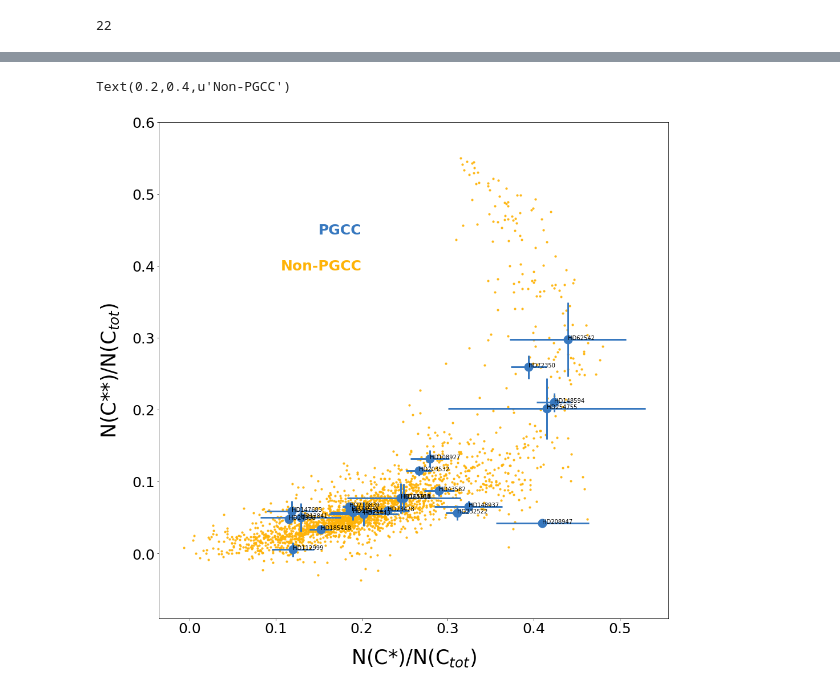
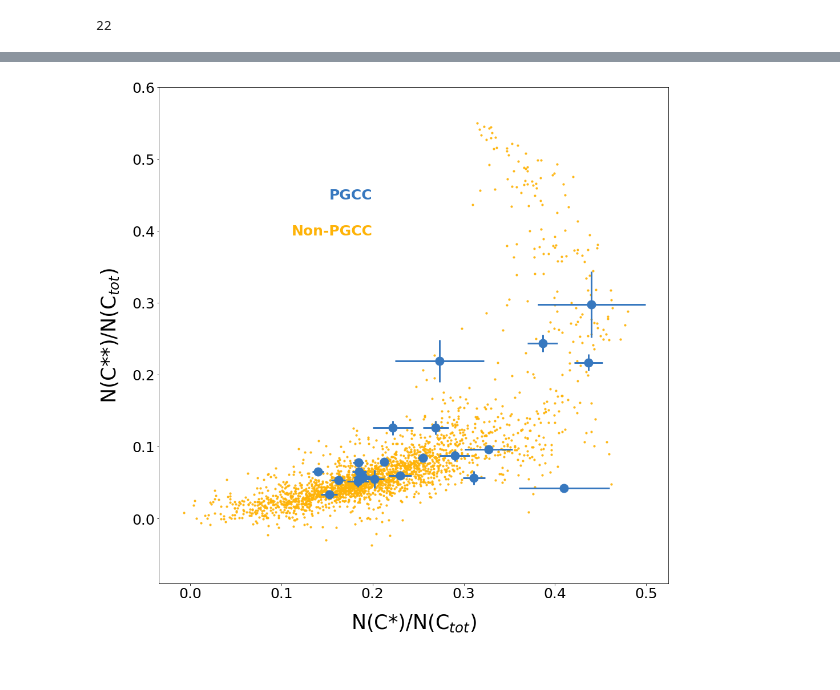
Before and after one commit to codydirks/PGCC_HST, a Jupyter notebook: CarbonPressures.ipynb, the cells around one changed output, grey strips where cells are left out. Drawn from its saved outputs; the diff is of its cells as text; code cells hidden in the pictures.

```diff
--- a/CarbonPressures.ipynb
+++ b/CarbonPressures.ipynb
@@ -151,8 +186,7 @@ len(primary_sample)
 # %% [output]
 22
 # %%
-# Compiles all of my results for the ions in the below list
-del_v_tol=1.5  # Allowance for difference in velocities when comparing components
+del_v_tol=1.5
 ion_list=['O_I]','Cl_I','C_I','C_I*','C_I**','CO','13CO','Ni_II','Kr_I','Ge_II','Mg_II']
 ns_dict={}
 info={'Sightline':[],'R_dist':[],'Velocity':[]}
@@ -197,9 +231,18 @@ for sl in primary_sample:
                     n_tot=sum([x.n for x in comps_dict[ion]])
                     n_err=np.sqrt(sum([x.n_err*x.n_err for x in comps_dict[ion]]))
                     n_dict[ion]=round(np.log10(n_tot),3)
-                    n_dict[ion+'_err']=0.434*n_err/n_tot
-                    #n_err=np.sqrt(sum([x.n_err*x.n_err for x in comps_dict[ion]]))
+                    #n_dict[ion+'_err']=0.434*n_err/n_tot
+                    n_dict[ion+'_err']=round(np.log10(n_err),3)
                     break
+                else:
+                    fits6p_prefix=get_fits6p_ion(ion)
+                    for fl in [x for x in os.listdir(x1d_dir+sl[0]+'/E140H') if x.startswith(fits6p_prefix) and x.endswith('.txt')]:
+                        lam=fl.split('_')[1]
+                        dat_file=[x for x in os.listdir(x1d_dir+sl[0]+'/E140H') if x.startswith(sl[0]) and x.endswith('.dat') and lam in x][0]
+                        lin=dat_file.split('_')[1][:-4]
+                        n_dict[ion+'_err']=get_ul(sl[0],float(lin))
+                    break
+
             info[get_table_ion(ion)]=n_dict[ion]
             info[get_table_ion(ion)+'_err']=n_dict[ion+'_err']
         info['Velocity']=v
@@ -319,16 +362,15 @@ for sl in cut_data.groupby('Sightline'):
 
 #for idx,row in cut_data.iterrows():
     Ctot=10.**row['C']+10.**row['C*']+10.**row['C**']
-    del_Ctot=np.sqrt(np.sum([(row[c+'_err']/0.434*10**(row[c]))**2 for c in ('C','C*','C**')]))
+    del_Ctot=np.sqrt(np.sum([10**(row[c+'_err']) for c in ('C','C*','C**')]))
     f1=(10**row['C*'])/Ctot
-    del_f1=f1*np.sqrt((row['C*_err']/0.434)**2+(del_Ctot/Ctot)**2)
+    del_f1=f1*np.sqrt((10**(row['C*_err']-row['C*']))**2+(del_Ctot/Ctot)**2)
     f2=(10**row['C**'])/Ctot
-    del_f2=f2*np.sqrt((row['C**_err']/0.434)**2+(del_Ctot/Ctot)**2)
+    del_f2=f2*np.sqrt((10**(row['C**_err']-row['C**']))**2+(del_Ctot/Ctot)**2)
     f1s.append(f1)
     f2s.append(f2)
-
     subplt.errorbar(f1,f2,xerr=del_f1,yerr=del_f2,marker='o',color=blue,ms=15,zorder=2,elinewidth=3)
-    subplt.text(f1,f2,sl[0])
+    #subplt.text(f1,f2,sl[0])
 
     # Plots other CO rows along sightlines
     if len(sl[1].sort_values('CO',ascending=False)) > 1:
@@ -338,33 +380,32 @@ for sl in cut_data.groupby('Sightline'):
             f1=(10**row['C*'])/Ctot
             f2=(10**row['C**'])/Ctot
             f1s.append(f1)
             f2s.append(f2)
             #sc=subplt.scatter(f1,f2,
             #       c=blue,vmin=11,vmax=16.5,cmap='viridis',marker='o',s=200,zorder=1)
 
 #
 for idx,row in cut_data.iterrows():
     Ctot=10.**row['C']+10.**row['C*']+10.**row['C**']
     f1=(10**row['C*'])/Ctot
     f2=(10**row['C**'])/Ctot
     f1s.append(f1)
     f2s.append(f2)
     if row['CO']>0:
         color=blue
     else:
         color='r'
     #sc=subplt.scatter(f1,f2,
     #            c=color,vmin=11,vmax=16.5,cmap='viridis',marker='o',s=200,zorder=2)
 
 
 subplt.tick_params(axis='both', which='major', labelsize=25)
 subplt.set_ylabel('N(C**)/N(C$_{tot}$)',fontsize=35,labelpad=20)
 subplt.set_xlabel('N(C*)/N(C$_{tot}$)',fontsize=35,labelpad=20)
 
 subplt.text(0.2,0.45,'PGCC',fontsize=25,weight='bold',verticalalignment='center',horizontalalignment='right',color=blue)
 subplt.text(0.2,0.4,'Non-PGCC',fontsize=25,weight='bold',verticalalignment='center',horizontalalignment='right',color=amber)
 
-#plt.savefig('/Users/codydirks/Desktop/plots/carbon.pdf')
+plt.savefig('/Users/codydirks/Dropbox/Thesis/Thesis/figures/carbon_pressures.png')
 # %% [output]
-Text(0.2,0.4,u'Non-PGCC')
-[figure, old version]
+[figure, new version]
```
Also changed, not shown: parts of 4 cells of this notebook, 2 other files.
